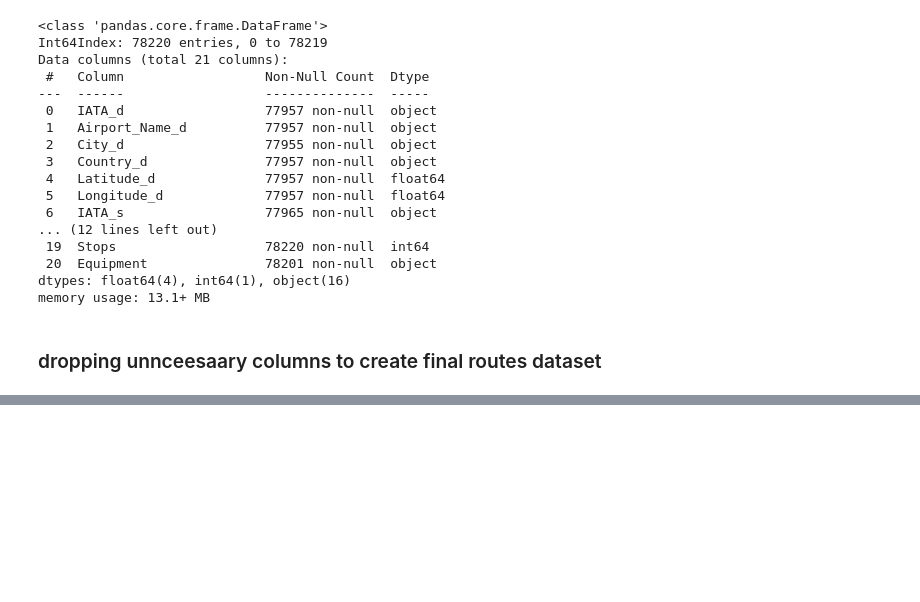
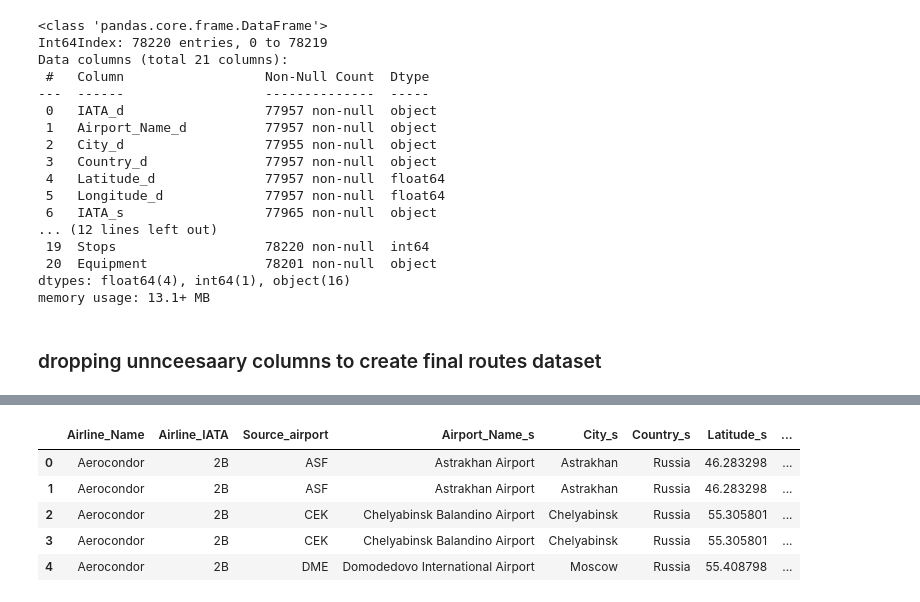
Before and after one commit to yashyaks/AirViz, a Jupyter notebook: preprocessing.ipynb, the cells around one changed output, grey strips where cells are left out. Saved outputs shown, nothing was run; the diff lists cells and outputs as text; code cells hidden in the pictures; blank space fills up the shorter version.

```diff
--- a/preprocessing.ipynb
+++ b/preprocessing.ipynb
@@ -463,2 +482,11 @@ memory usage: 9.0+ MB
 # %%
 final_routes.to_csv('final_routes.csv')
+# %%
+final_routes.head()
+# %% [output]
+|  | Airline_Name | Airline_IATA | Source_airport | Airport_Name_s | City_s | Country_s | Latitude_s | ... |
+| 0 | Aerocondor | 2B | ASF | Astrakhan Airport | Astrakhan | Russia | 46.283298 | ... |
+| 1 | Aerocondor | 2B | ASF | Astrakhan Airport | Astrakhan | Russia | 46.283298 | ... |
+| 2 | Aerocondor | 2B | CEK | Chelyabinsk Balandino Airport | Chelyabinsk | Russia | 55.305801 | ... |
+| 3 | Aerocondor | 2B | CEK | Chelyabinsk Balandino Airport | Chelyabinsk | Russia | 55.305801 | ... |
+| 4 | Aerocondor | 2B | DME | Domodedovo International Airport | Moscow | Russia | 55.408798 | ... |
```
Also changed, not shown: parts of 10 cells of this notebook, 2 other files.
